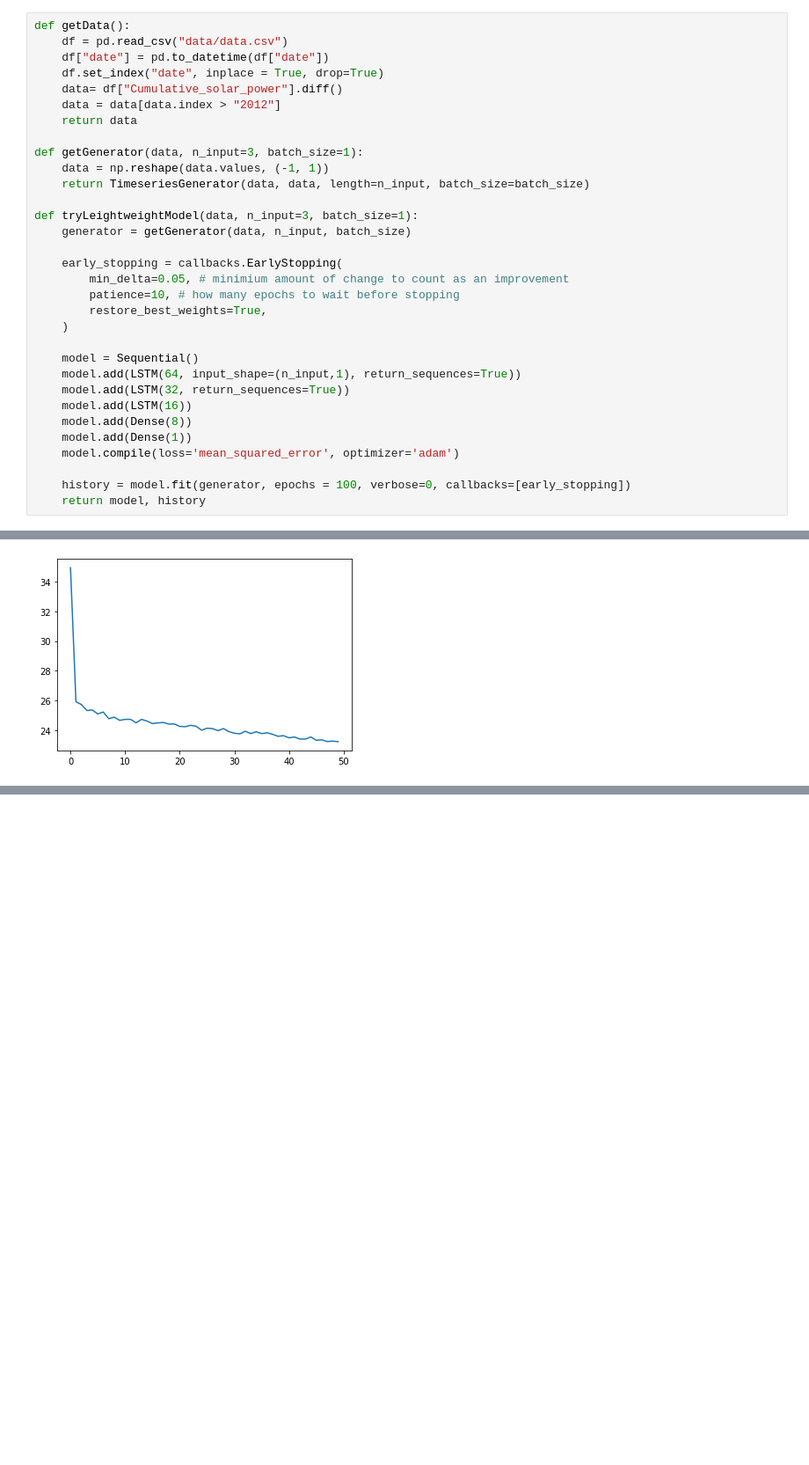
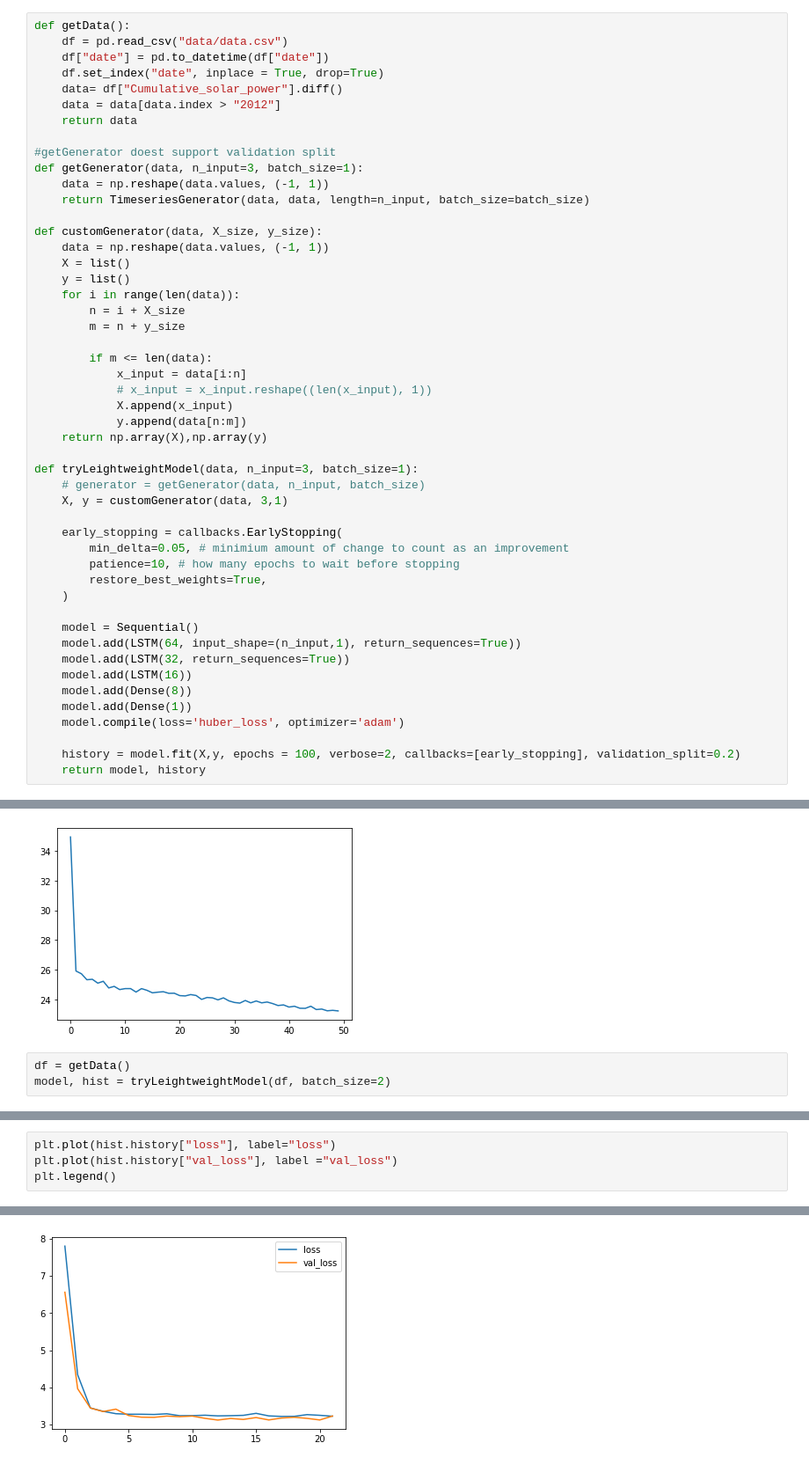
Before and after one commit to NiBa97/Solarpower-LSTM, a Jupyter notebook: daily-power-production-of-solar-panels/model.ipynb, the cells around one changed output, grey strips where cells are left out. Shown: that part at 88% size. Drawn from its saved outputs; the diff is of its cells as text; blank space fills up the shorter version.

Commit message:
Final fix for dateindex + model validation (needs linting)

```diff
--- a/daily-power-production-of-solar-panels/model.ipynb
+++ b/daily-power-production-of-solar-panels/model.ipynb
@@ -20,12 +20,29 @@ def getData():
     data = data[data.index > "2012"]
     return data
 
+#getGenerator doest support validation split
 def getGenerator(data, n_input=3, batch_size=1):
     data = np.reshape(data.values, (-1, 1))
     return TimeseriesGenerator(data, data, length=n_input, batch_size=batch_size)
 
+def customGenerator(data, X_size, y_size):
+    data = np.reshape(data.values, (-1, 1))
+    X = list()
+    y = list()
+    for i in range(len(data)):
+        n = i + X_size
+        m = n + y_size
+
+        if m <= len(data):
+            x_input = data[i:n]
+            # x_input = x_input.reshape((len(x_input), 1))
+            X.append(x_input)
+            y.append(data[n:m])
+    return np.array(X),np.array(y)
+
 def tryLeightweightModel(data, n_input=3, batch_size=1):
-    generator = getGenerator(data, n_input, batch_size)
+    # generator = getGenerator(data, n_input, batch_size)
+    X, y = customGenerator(data, 3,1)
 
     early_stopping = callbacks.EarlyStopping(
         min_delta=0.05, # minimium amount of change to count as an improvement
@@ -39,9 +56,9 @@ def tryLeightweightModel(data, n_input=3, batch_size=1):
     model.add(LSTM(16))
     model.add(Dense(8))
     model.add(Dense(1))
-    model.compile(loss='mean_squared_error', optimizer='adam')
+    model.compile(loss='huber_loss', optimizer='adam')
 
-    history = model.fit(generator, epochs = 100, verbose=0, callbacks=[early_stopping])
+    history = model.fit(X,y, epochs = 100, verbose=2, callbacks=[early_stopping], validation_split=0.2)
     return model, history
 # %%
 model = Sequential()
@@ -158,3 +176,6 @@ print(hist.history["loss"][-5:])
 # %% [output]
 [23.338289260864258, 23.371122360229492, 23.25519561767578, 23.28557777404785, 23.24698829650879]
 [figure]
+# %%
+df = getData()
+model, hist = tryLeightweightModel(df, batch_size=2)
@@ -160,0 +200,5 @@ print(hist.history["loss"][-5:])
+# %%
+plt.plot(hist.history["loss"], label="loss")
+plt.plot(hist.history["val_loss"], label ="val_loss")
+plt.legend()
+# %% [output]
@@ -160,0 +206 @@ print(hist.history["loss"][-5:])
+[figure, added]
```
Also changed, not shown: parts of 6 cells of this notebook.
